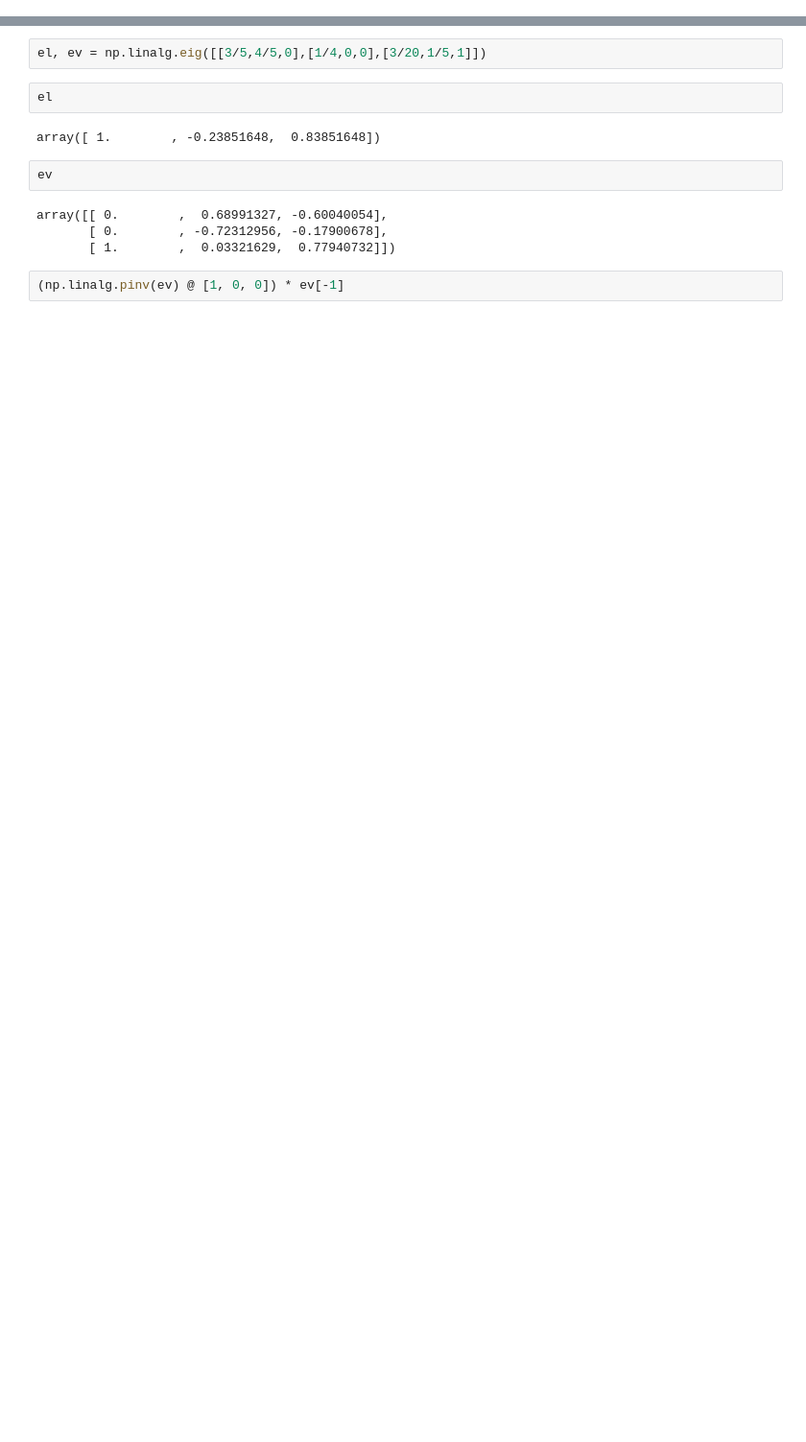
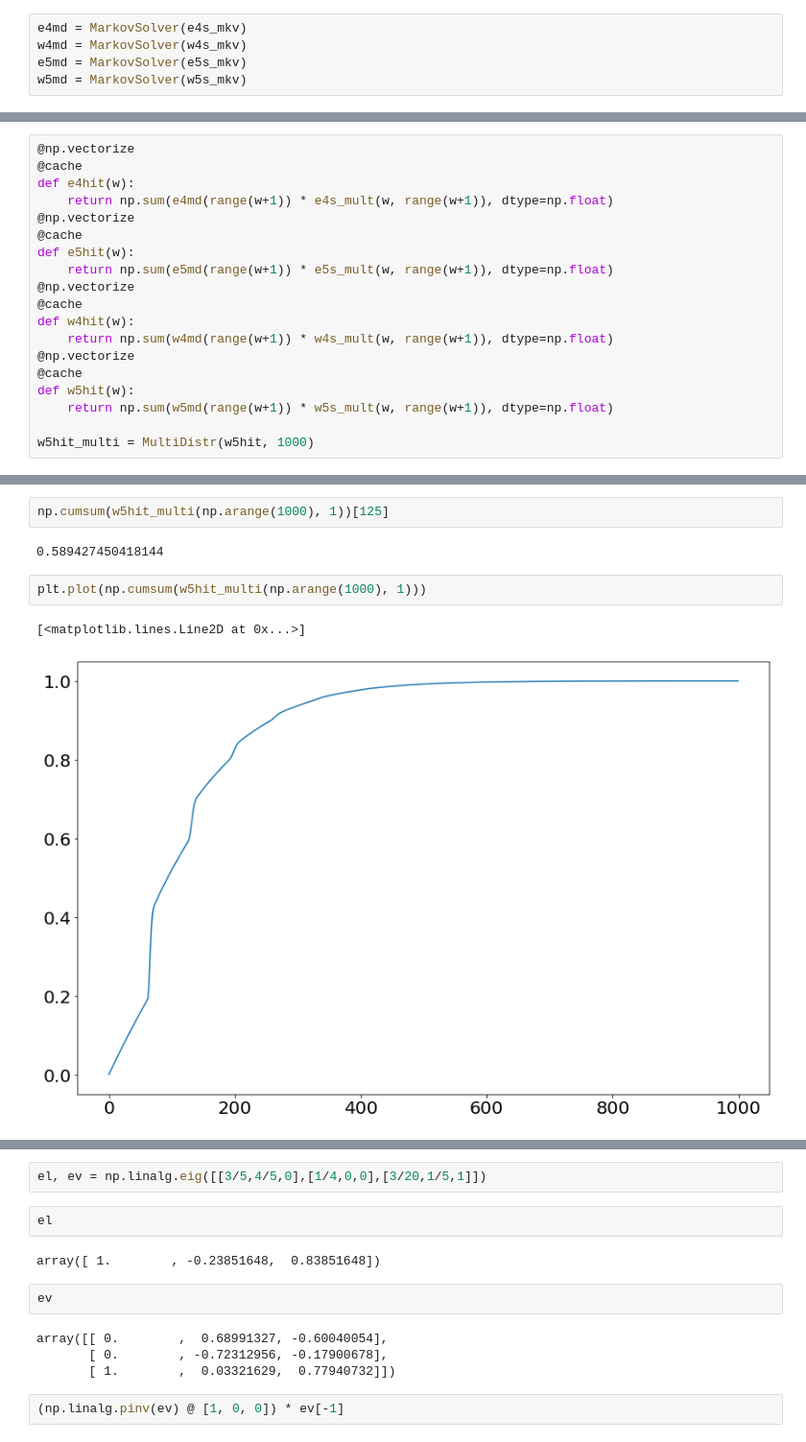
Before and after one commit to tooflesswulf/GenshinWishStats, a Jupyter notebook: wish_plots.ipynb, the cells around one changed output, grey strips where cells are left out. Shown at 96% size. Saved outputs shown, nothing was run; the diff lists cells and outputs as text; blank space fills up the shorter version.

```diff
--- a/wish_plots.ipynb
+++ b/wish_plots.ipynb
@@ -16,0 +39,5 @@ import distr
+# %%
+e4md = MarkovSolver(e4s_mkv)
+w4md = MarkovSolver(w4s_mkv)
+e5md = MarkovSolver(e5s_mkv)
+w5md = MarkovSolver(w5s_mkv)
@@ -16,0 +46,19 @@ import distr
+# %%
+@np.vectorize
+@cache
+def e4hit(w):
+    return np.sum(e4md(range(w+1)) * e4s_mult(w, range(w+1)), dtype=np.float)
+@np.vectorize
+@cache
+def e5hit(w):
+    return np.sum(e5md(range(w+1)) * e5s_mult(w, range(w+1)), dtype=np.float)
+@np.vectorize
+@cache
+def w4hit(w):
+    return np.sum(w4md(range(w+1)) * w4s_mult(w, range(w+1)), dtype=np.float)
+@np.vectorize
+@cache
+def w5hit(w):
+    return np.sum(w5md(range(w+1)) * w5s_mult(w, range(w+1)), dtype=np.float)
+
+w5hit_multi = MultiDistr(w5hit, 1000)
@@ -16,0 +73,9 @@ import distr
+# %%
+np.cumsum(w5hit_multi(np.arange(1000), 1))[125]
+# %% [output]
+0.589427450418144
+# %%
+plt.plot(np.cumsum(w5hit_multi(np.arange(1000), 1)))
+# %% [output]
+[<matplotlib.lines.Line2D at 0x...>]
+[figure, added]
```
Also changed, not shown: parts of 101 cells of this notebook, 2 other files.
